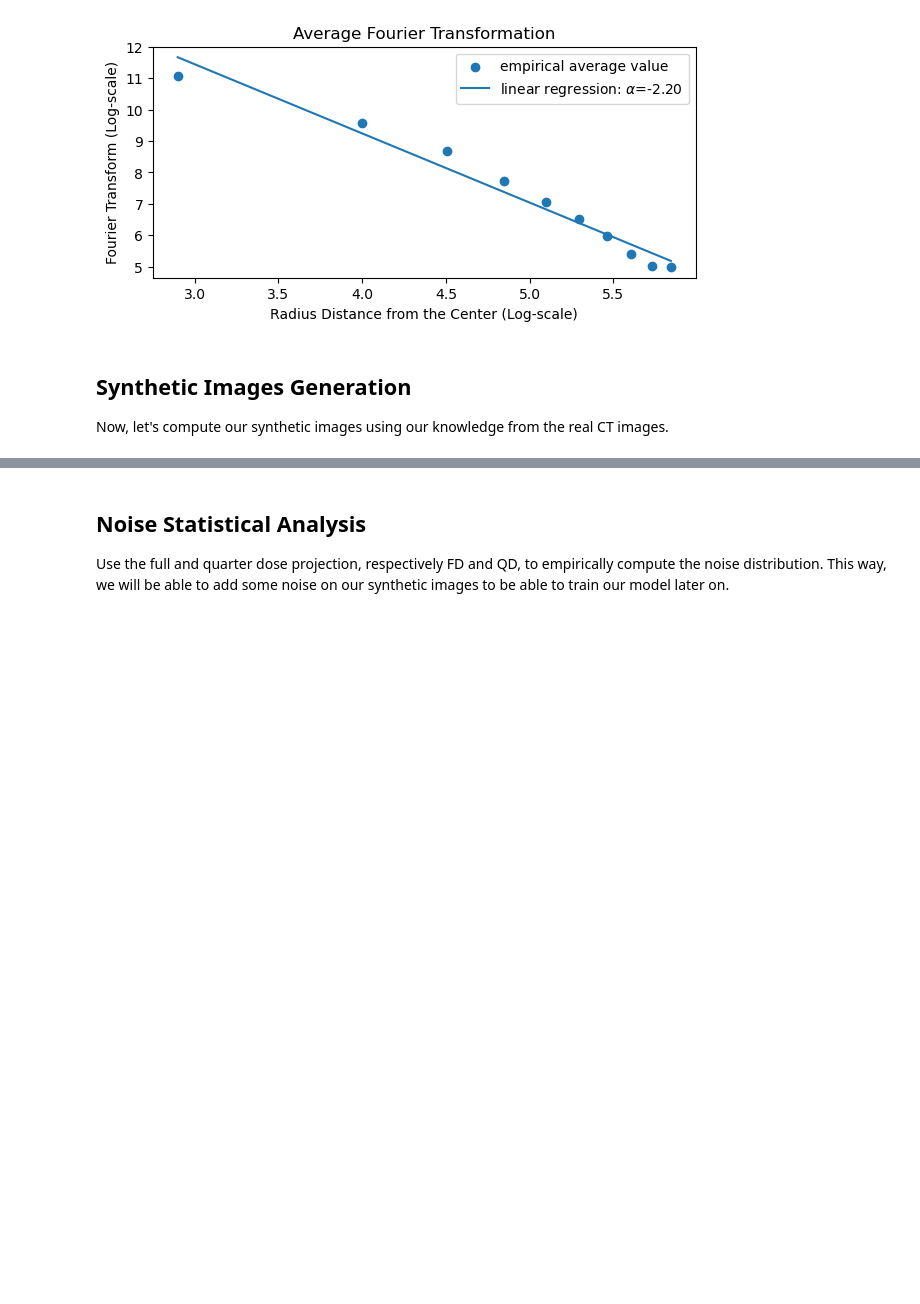
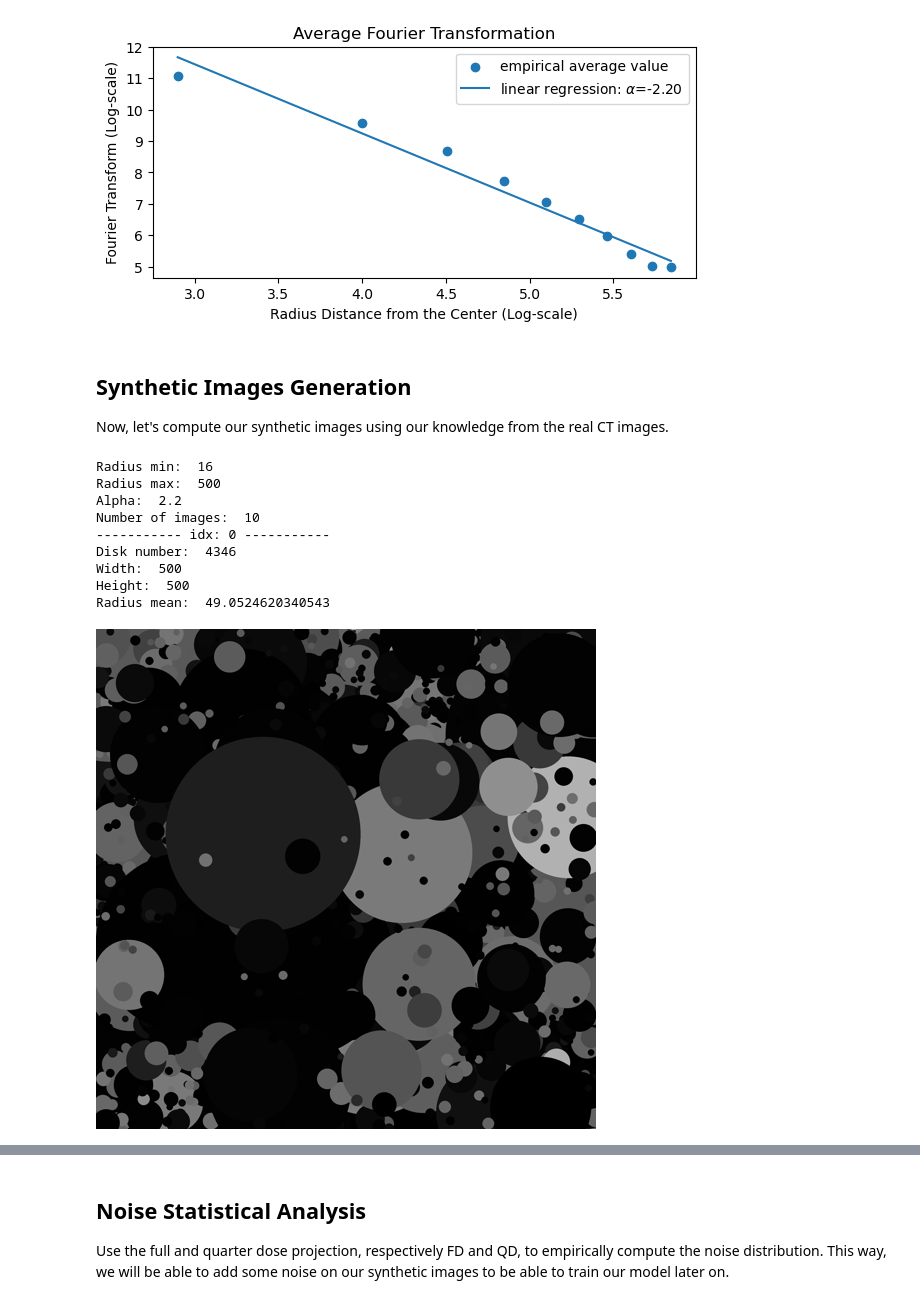
Before and after one commit to paulo-03/research_project_master, a Jupyter notebook: local_files/synthetic_images.ipynb, the cells around one changed output, grey strips where cells are left out. Cells and saved outputs as stored; diff of their text form; code cells hidden in the pictures; blank space fills up the shorter version.

Commit message:
Finally propose a way to compute dead leaves images based on statistical analysis of real CT images.

```diff
--- a/local_files/synthetic_images.ipynb
+++ b/local_files/synthetic_images.ipynb
@@ -166,0 +168,36 @@ Now, let's compute our synthetic images using our knowledge from the real CT ima
+# %%
+dl_args = {
+    'alpha': 2.20,
+    'r_min': 16,
+    'r_max': 500,
+    'color_distribution': color_dist_f,
+    'width': 500,
+    'height': 500,
+    'max_object': 10000
+}
+
+dead_leaves = dead_leaves_generator(10, dl_args)
+# %%
+idx = 0
+
+print("Radius min: ", dead_leaves.r_min)
+print("Radius max: ", dead_leaves.r_max)
+print("Alpha: ", dead_leaves.alpha)
+print("Number of images: ", dead_leaves.len)
+print(f"----------- idx: {idx} -----------")
+print("Disk number: ", dead_leaves.imgs[idx].disk_number)
+print("Width: ", dead_leaves.imgs[idx].width)
+print("Height: ", dead_leaves.imgs[idx].height)
+print("Radius mean: ", dead_leaves.imgs[idx].r_mean)
+dead_leaves.imgs[idx].pil
+# %% [output]
+Radius min:  16
+Radius max:  500
+Alpha:  2.2
+Number of images:  10
+----------- idx: 0 -----------
+Disk number:  4346
+Width:  500
+Height:  500
+Radius mean:  49.0524620340543
+[figure, added]
```
Also changed, not shown: parts of 10 cells of this notebook, 4 other files.
